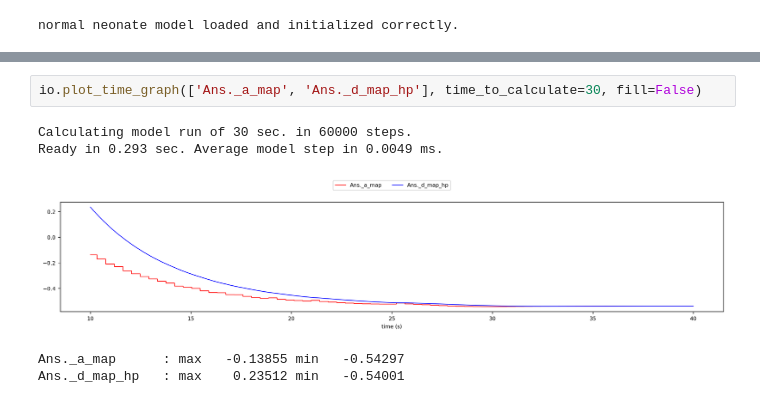
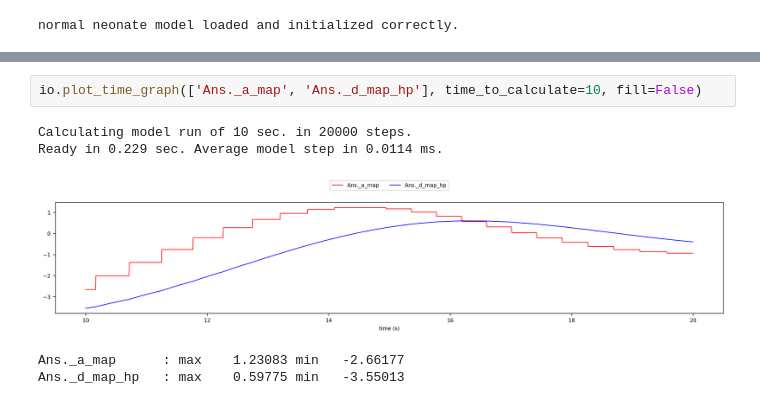
Before and after one commit to Dobutamine/explain-python, a Jupyter notebook: test.ipynb, the cells around one changed output, grey strips where cells are left out. Drawn from its saved outputs; the diff is of its cells as text.

```diff
--- a/test.ipynb
+++ b/test.ipynb
@@ -19,8 +16,8 @@ Heart.heart_rate: max  145.39643 min  128.07067
 # %%
-io.plot_time_graph(['Ans._a_map', 'Ans._d_map_hp'], time_to_calculate=30, fill=False)
+io.plot_time_graph(['Ans._a_map', 'Ans._d_map_hp'], time_to_calculate=10, fill=False)
 # %% [output]
-Calculating model run of 30 sec. in 60000 steps.
-Ready in 0.293 sec. Average model step in 0.0049 ms.
+Calculating model run of 10 sec. in 20000 steps.
+Ready in 0.229 sec. Average model step in 0.0114 ms.
-[figure, old version]
+[figure, new version]
-Ans._a_map      : max   -0.13855 min   -0.54297
-Ans._d_map_hp   : max    0.23512 min   -0.54001
+Ans._a_map      : max    1.23083 min   -2.66177
+Ans._d_map_hp   : max    0.59775 min   -3.55013
```
Also changed, not shown: parts of 2 cells of this notebook, 6 other files.
